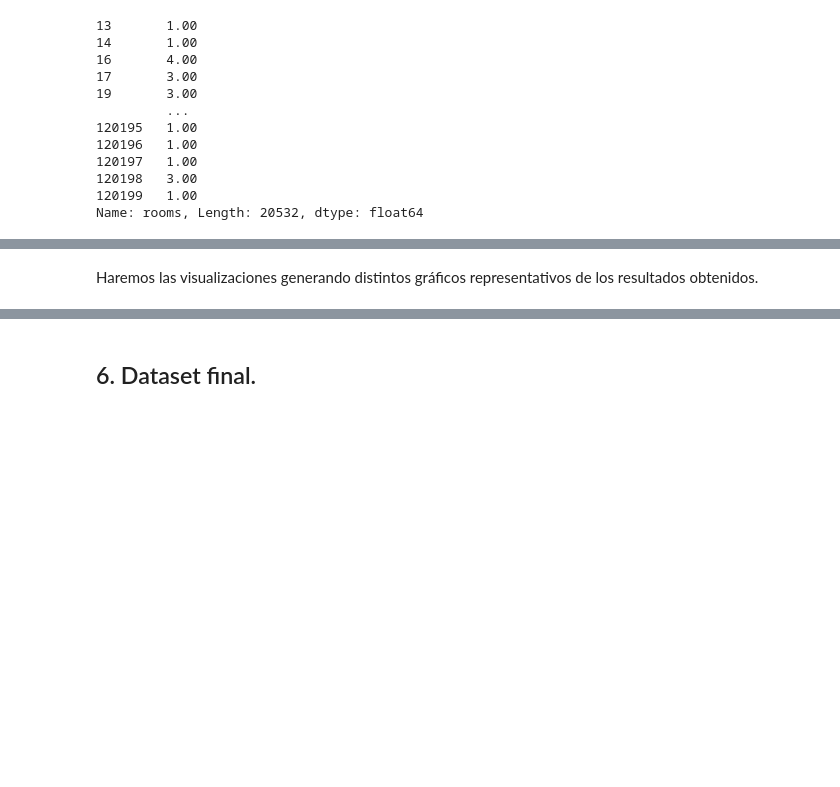
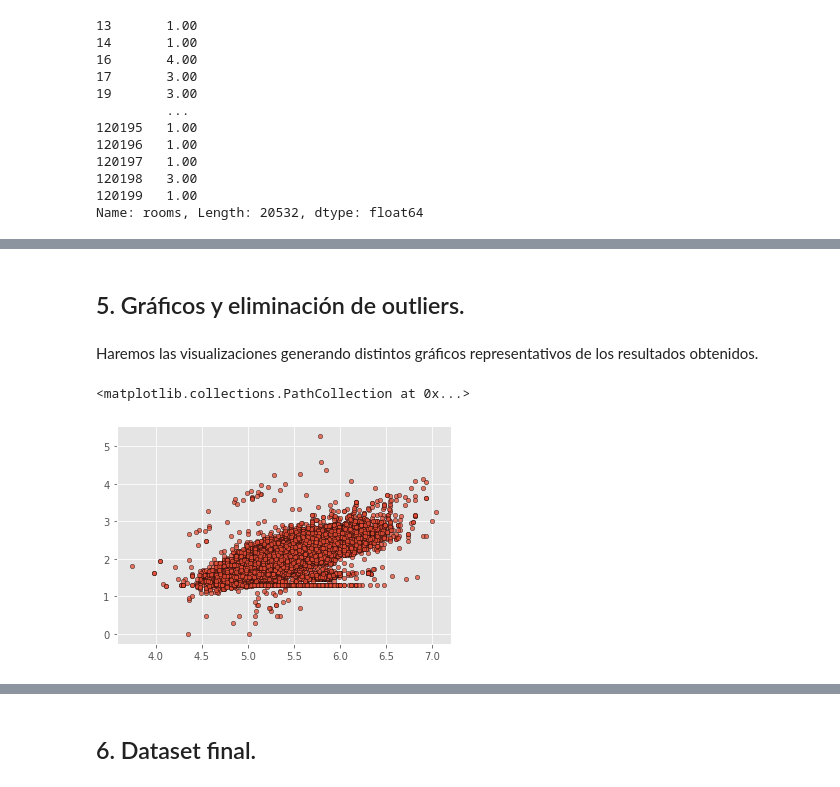
Before and after one commit to Luchiii89/DH_grupo_6, a Jupyter notebook: Desafio_1.ipynb, the cells around one changed output, grey strips where cells are left out. Saved outputs shown, nothing was run; the diff lists cells and outputs as text; code cells hidden in the pictures; blank space fills up the shorter version.

```diff
--- a/Desafio_1.ipynb
+++ b/Desafio_1.ipynb
@@ -990,2 +1239,16 @@ pandas.core.series.Series
+# %% [markdown]
+## 5. Gráficos y eliminación de outliers.
 # %% [markdown]
 Haremos las visualizaciones generando distintos gráficos representativos de los resultados obtenidos.
+# %%
+def formula_log10(x):
+  return np.log10(x) if x != 0 else x
+# %%
+price=final_filtered_data["price_aprox_usd"].apply(formula_log10)
+# %%
+surface= final_filtered_data["surface_covered_in_m2"].apply(formula_log10)
+# %%
+plt.scatter(price,surface, s=20 ,marker="o",edgecolor="black",alpha=0.75)
+# %% [output]
+<matplotlib.collections.PathCollection at 0x...>
+[figure, added]
```
Also changed, not shown: parts of 122 cells of this notebook.
